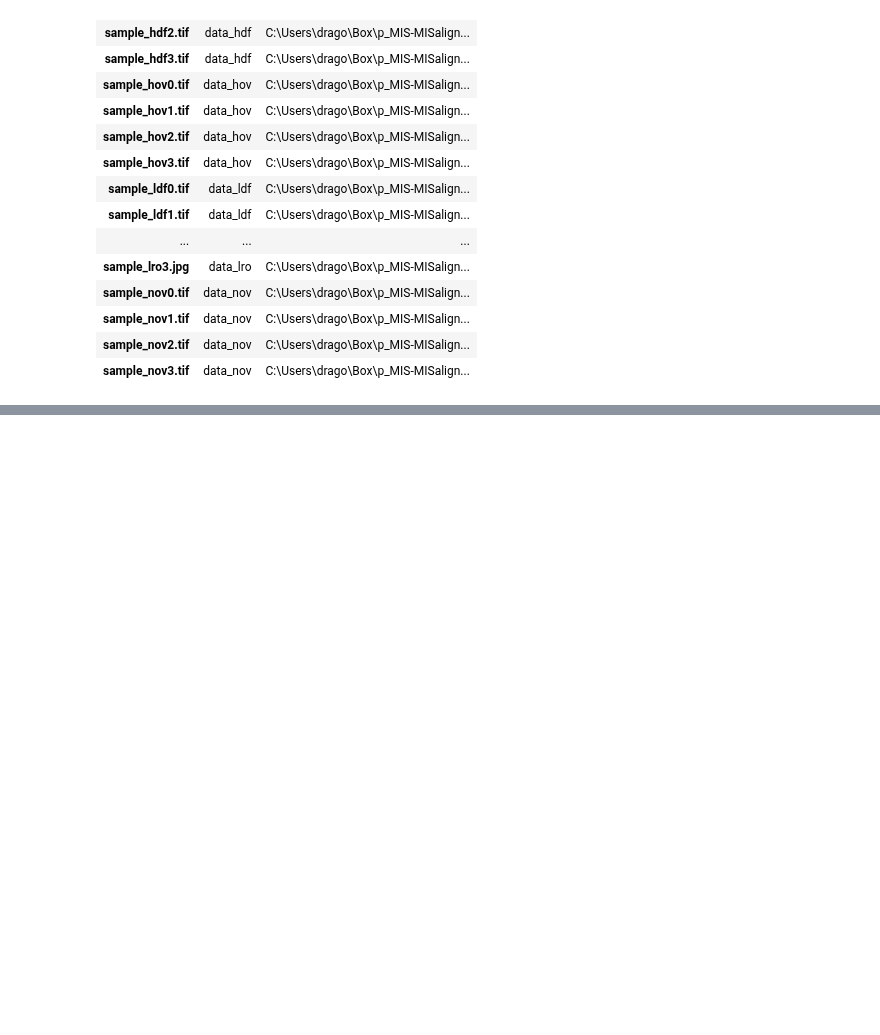
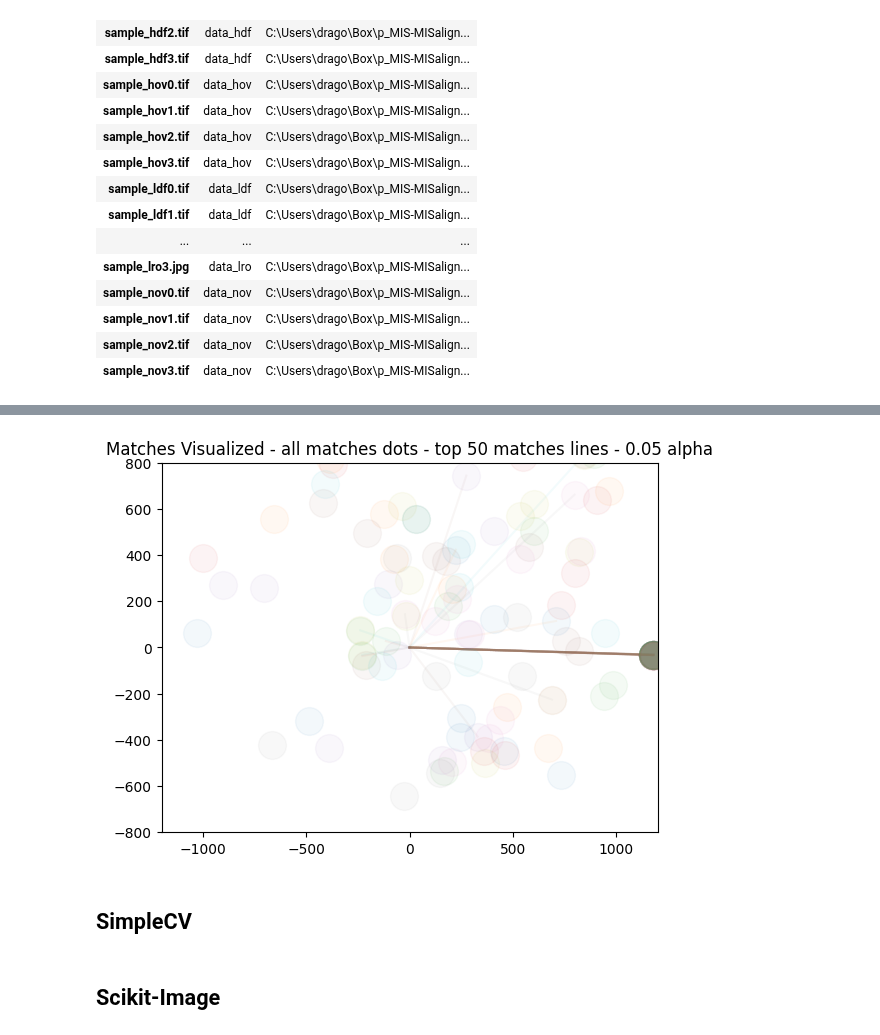
Before and after one commit to jess-garnett/MISalign, a Jupyter notebook: MISalign/alignment/prototype_aligncv.ipynb, the cells around one changed output, grey strips where cells are left out. Cells and saved outputs as stored; diff of their text form; code cells hidden in the pictures; blank space fills up the shorter version.

```diff
--- a/MISalign/alignment/prototype_aligncv.ipynb
+++ b/MISalign/alignment/prototype_aligncv.ipynb
@@ -37,0 +154,21 @@ df.iloc[0].path
+# %%
+for i,match in enumerate(matches[:]):
+    train_pt=kp2[match.trainIdx].pt
+    query_pt=kp1[match.queryIdx].pt
+    x_offset=train_pt[0]-query_pt[0]
+    y_offset=train_pt[1]-query_pt[1]
+    # print([x_offset],[y_offset])
+    # plt.plot([0,x_offset],[0,y_offset],alpha=0.1)
+    plt.plot([x_offset],[y_offset],"o",alpha=0.05,markersize=20)
+    if i<50:
+        plt.plot([0,x_offset],[0,y_offset],alpha=0.05)
+plt.xlim([-1200,1200])
+plt.ylim([-800,800])
+plt.title("Matches Visualized - all matches dots - top 50 matches lines - 0.05 alpha")
+plt.show()
+# %% [output]
+[figure, added]
+# %% [markdown]
+## SimpleCV
+# %% [markdown]
+## Scikit-Image
```
Also changed, not shown: parts of 21 cells of this notebook.
